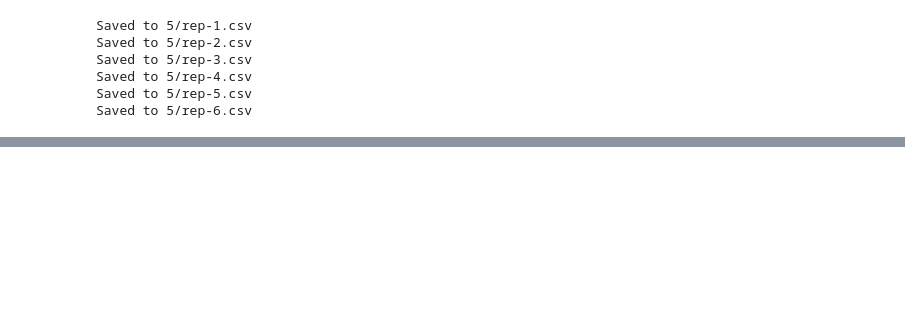
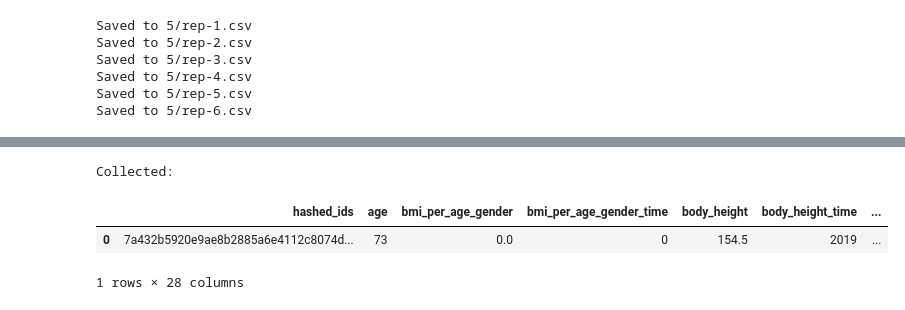
Before and after one commit to ituitis-otal18/security-data, a Jupyter notebook: main.ipynb, the cells around one changed output, grey strips where cells are left out. Drawn from its saved outputs; the diff is of its cells as text; code cells hidden in the pictures; blank space fills up the shorter version.

```diff
--- a/main.ipynb
+++ b/main.ipynb
@@ -108,0 +118,18 @@ Elapsed time: 0.20455646514892578 seconds
+# %%
+def collect_data(id, splitAmount):
+    hashed_id = sha256(str(id).encode('utf-8')).hexdigest()
+    print(id, hashed_id)
+    # Read Main
+    main = pd.read_csv(str(splitAmount)+'/rep-main.csv')
+    data = main[main["hashed_ids"] == hashed_id]
+    # Read other repositories
+    for i in range(1, math.ceil(27.0/splitAmount)+1):
+        repo = pd.read_csv(str(splitAmount)+'/rep-'+str(i)+'.csv')
+        print('Read from '+str(splitAmount)+'/rep-'+str(i)+'.csv')
+        found = repo[repo["hashed_ids"] == hashed_id]
+        data = pd.merge(data, found, on=["hashed_ids"])
+
+    return data
+
+
+data = collect_data(test[0], 5)
@@ -108,0 +144,8 @@ Elapsed time: 0.20455646514892578 seconds
+# %%
+print("Collected: ")
+data.head()
+# %% [output]
+Collected:
+|  | hashed_ids | age | bmi_per_age_gender | bmi_per_age_gender_time | body_height | body_height_time | ... |
+| 0 | 7a432b5920e9ae8b2885a6e4112c8074d... | 73 | 0.0 | 0 | 154.5 | 2019 | ... |
+1 rows × 28 columns
```
Also changed, not shown: parts of 11 cells of this notebook, 26 other files.
